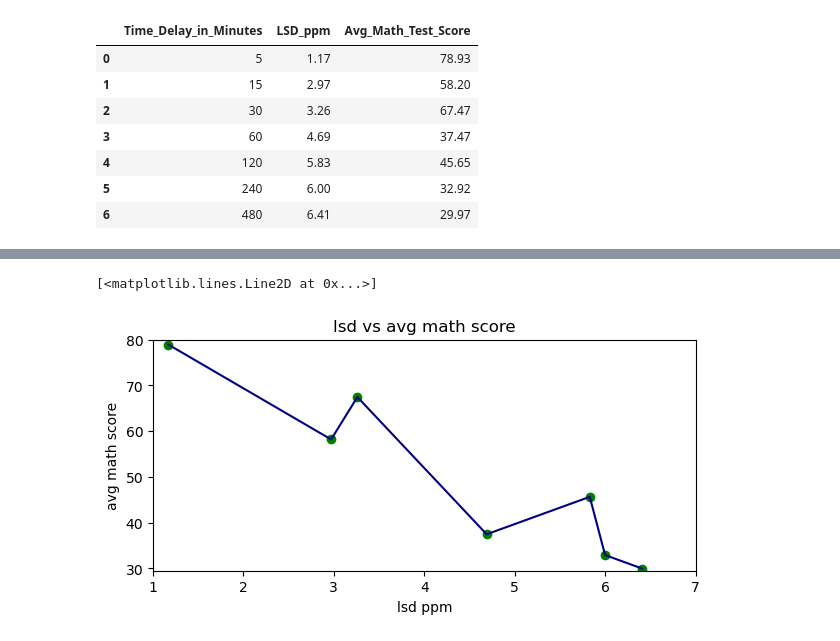
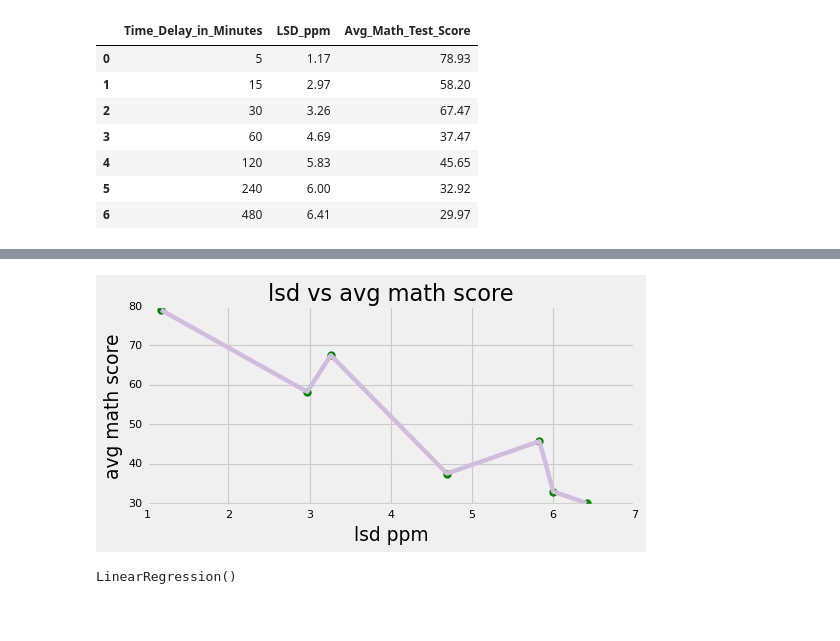
Before and after one commit to kuljeet234/Minor-ML-projects, a Jupyter notebook: pandas (basics)/lsd math test.ipynb, the cells around one changed output, grey strips where cells are left out. Cells and saved outputs as stored; diff of their text form; code cells hidden in the pictures; blank space fills up the shorter version.

```diff
--- a/pandas (basics)/lsd math test.ipynb
+++ b/pandas (basics)/lsd math test.ipynb
@@ -105,16 +105,17 @@ data
 | 5 | 240 | 6.00 | 32.92 |
 | 6 | 480 | 6.41 | 29.97 |
 # %%
-time = data['Time_Delay_in_Minutes']
+time = data[['Time_Delay_in_Minutes']]
 
-lsd_ppm = data['LSD_ppm']
+lsd_ppm = data[['LSD_ppm']]
 # %%
 plt.figure(figsize=(7,3))
-plt.scatter(time,lsd_ppm,color = 'red')
-plt.title('time delay vs lsd ppm')
+plt.scatter(time,lsd_ppm,color = 'red',s = 55)
+plt.title('time delay vs lsd ppm',fontsize = '15')
 plt.xlabel('time delay in mins')
 plt.ylabel('lsd ppm')
 plt.xlim(0,500)
 plt.ylim(1,7.5)
-plt.plot(time,lsd_ppm, color = 'yellow')
+plt.plot(time,lsd_ppm, color = 'yellow', linewidth = 3)
+plt.style.use('fivethirtyeight')
 # %% [output]
@@ -123,2 +123,2 @@ plt.plot(time,lsd_ppm, color = 'yellow')
 # %%
-avg_mscore = data['Avg_Math_Test_Score']
+avg_mscore = data[['Avg_Math_Test_Score']]
@@ -134,12 +125,19 @@ avg_mscore = data['Avg_Math_Test_Score']
 # %%
 plt.figure(figsize=(7,3))
-plt.scatter(lsd_ppm,avg_mscore,color ='green')
+plt.scatter(lsd_ppm,avg_mscore,color ='green',linewidth = 3)
 plt.xlabel('lsd ppm')
 plt.ylabel('avg math score')
 plt.title('lsd vs avg math score')
 plt.xlim(1,7)
 plt.ylim(29.5,80)
-plt.plot(lsd_ppm,avg_mscore,color ='navy')
+plt.plot(lsd_ppm,avg_mscore,color ='#D0BDDE')
+plt.xticks(fontsize= 10)
+plt.yticks(fontsize= 10)
+plt.style.use('bmh')
 # %% [output]
-[<matplotlib.lines.Line2D at 0x...>]
-[figure, old version]
+[figure, new version]
+# %%
+regr = LinearRegression()
+regr.fit(lsd_ppm,avg_mscore)
+# %% [output]
+LinearRegression()
```
Also changed, not shown: parts of 4 cells of this notebook.
